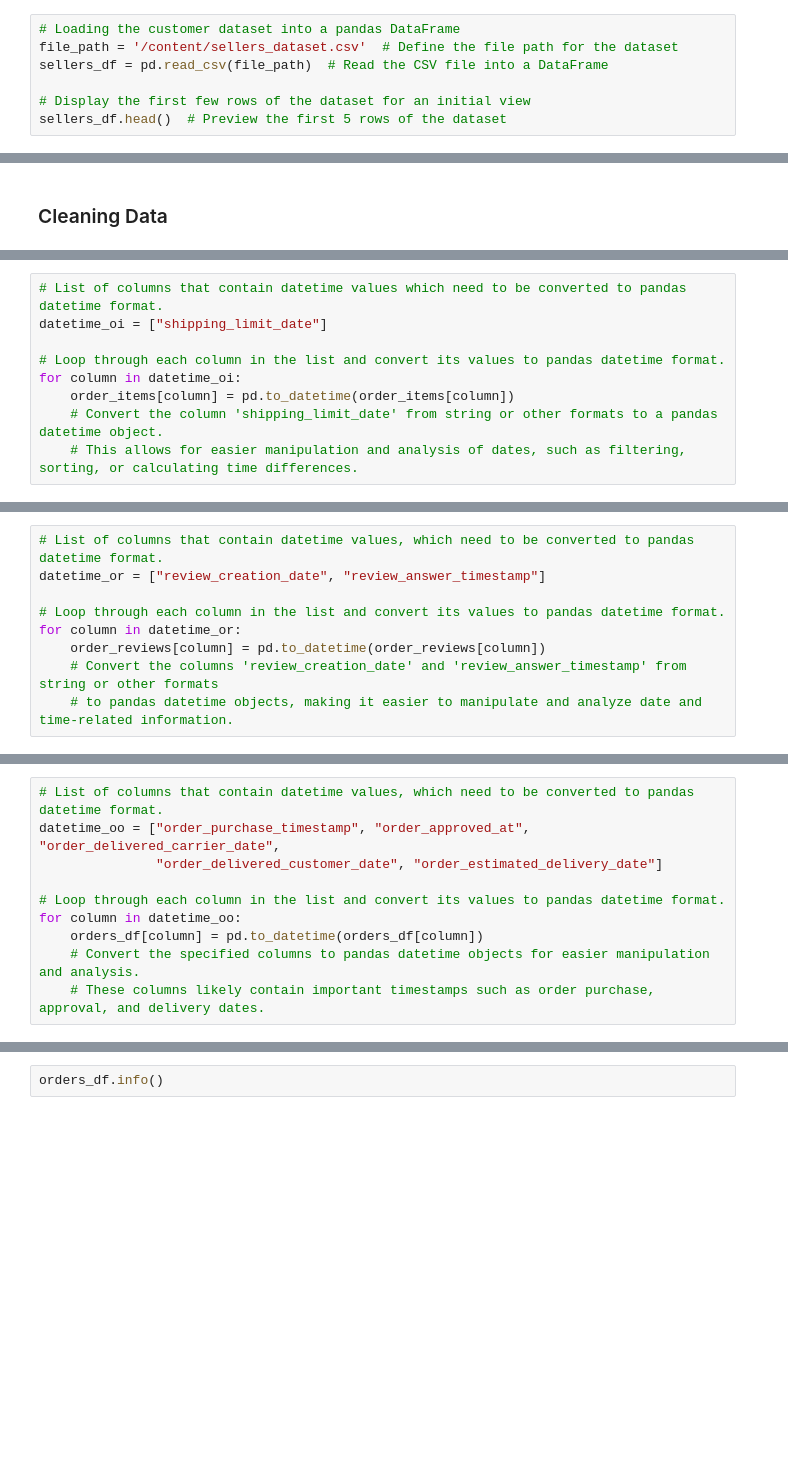
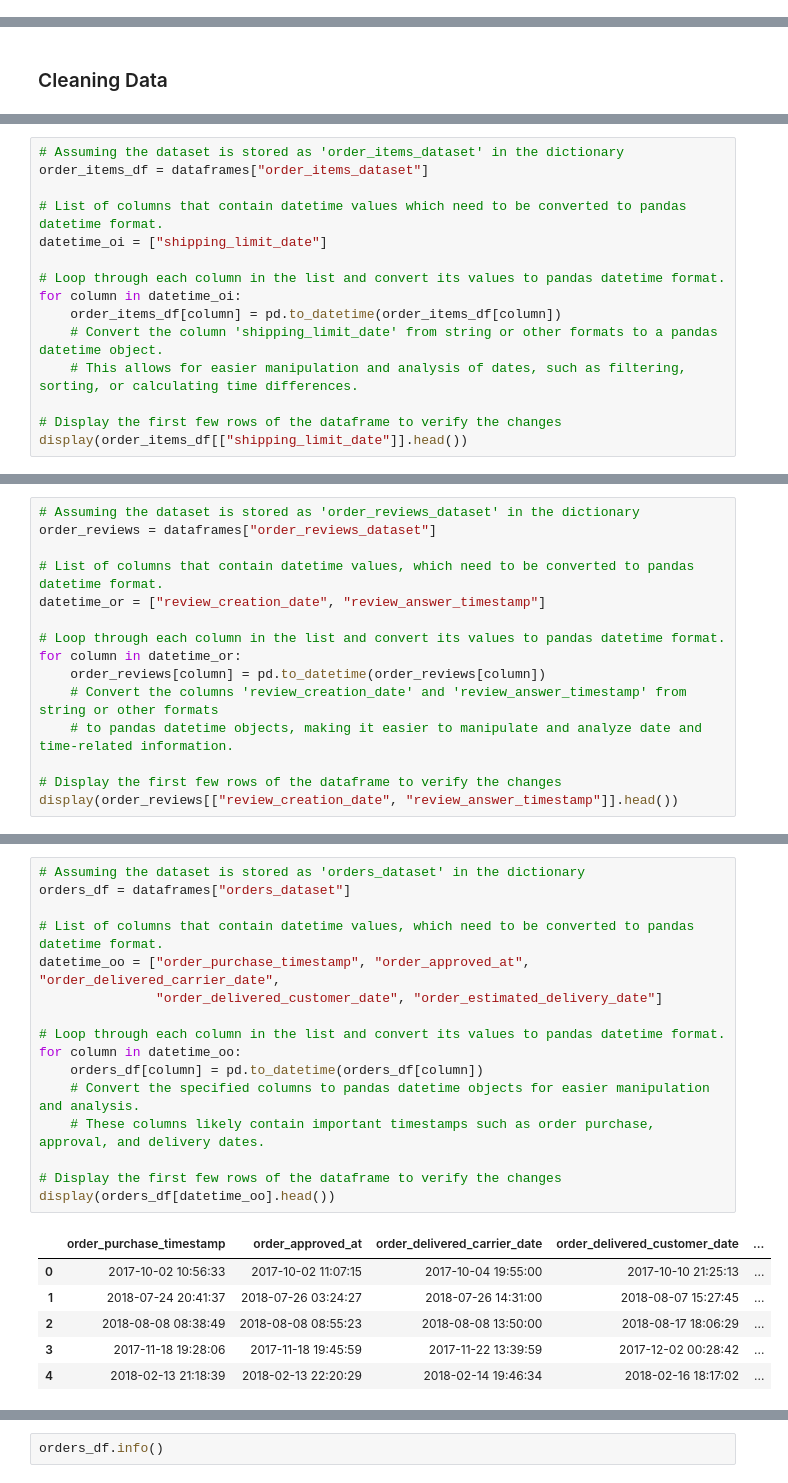
Before and after one commit to AdySU22/Submission_DicodingxBangkit_Data_Analytics, a Jupyter notebook: Proyek_Analisis_Data_Dicoding_x_Bangkit.ipynb, the cells around one changed output, grey strips where cells are left out. Cells and saved outputs as stored; diff of their text form; blank space fills up the shorter version.

```diff
--- a/Proyek_Analisis_Data_Dicoding_x_Bangkit.ipynb
+++ b/Proyek_Analisis_Data_Dicoding_x_Bangkit.ipynb
@@ -143,7 +40,0 @@ products_df.head()  # Preview the first 5 rows of the dataset
-# %%
-# Loading the customer dataset into a pandas DataFrame
-file_path = '/content/sellers_dataset.csv'  # Define the file path for the dataset
-sellers_df = pd.read_csv(file_path)  # Read the CSV file into a DataFrame
-
-# Display the first few rows of the dataset for an initial view
-sellers_df.head()  # Preview the first 5 rows of the dataset
@@ -447,11 +422,17 @@ orders_df[orders_df.order_approved_at.isna()]
 | 99347 | a89abace0dcc01eeb267a9660b5ac126 | 2f0524a7b1b3845a1a57fcf3910c4333 | canceled | 2018-09-06 18:45:47 | NaN | NaN | ... |
 160 rows × 8 columns
 # %%
+# Assuming the dataset is stored as 'order_items_dataset' in the dictionary
+order_items_df = dataframes["order_items_dataset"]
+
 # List of columns that contain datetime values which need to be converted to pandas datetime format.
 datetime_oi = ["shipping_limit_date"]
 
 # Loop through each column in the list and convert its values to pandas datetime format.
 for column in datetime_oi:
-    order_items[column] = pd.to_datetime(order_items[column])
+    order_items_df[column] = pd.to_datetime(order_items_df[column])
     # Convert the column 'shipping_limit_date' from string or other formats to a pandas datetime object.
     # This allows for easier manipulation and analysis of dates, such as filtering, sorting, or calculating time differences.
+
+# Display the first few rows of the dataframe to verify the changes
+display(order_items_df[["shipping_limit_date"]].head())
@@ -458,4 +446,7 @@ for column in datetime_oi:
 # %%
+# Assuming the dataset is stored as 'order_reviews_dataset' in the dictionary
+order_reviews = dataframes["order_reviews_dataset"]
+
 # List of columns that contain datetime values, which need to be converted to pandas datetime format.
 datetime_or = ["review_creation_date", "review_answer_timestamp"]
 
@@ -464,3 +455,6 @@ for column in datetime_or:
     order_reviews[column] = pd.to_datetime(order_reviews[column])
     # Convert the columns 'review_creation_date' and 'review_answer_timestamp' from string or other formats
     # to pandas datetime objects, making it easier to manipulate and analyze date and time-related information.
+
+# Display the first few rows of the dataframe to verify the changes
+display(order_reviews[["review_creation_date", "review_answer_timestamp"]].head())
@@ -467,11 +468,24 @@ for column in datetime_or:
 # %%
+# Assuming the dataset is stored as 'orders_dataset' in the dictionary
+orders_df = dataframes["orders_dataset"]
+
 # List of columns that contain datetime values, which need to be converted to pandas datetime format.
 datetime_oo = ["order_purchase_timestamp", "order_approved_at", "order_delivered_carrier_date",
                "order_delivered_customer_date", "order_estimated_delivery_date"]
 
 # Loop through each column in the list and convert its values to pandas datetime format.
 for column in datetime_oo:
     orders_df[column] = pd.to_datetime(orders_df[column])
     # Convert the specified columns to pandas datetime objects for easier manipulation and analysis.
     # These columns likely contain important timestamps such as order purchase, approval, and delivery dates.
+
+# Display the first few rows of the dataframe to verify the changes
+display(orders_df[datetime_oo].head())
+# %% [output]
+|  | order_purchase_timestamp | order_approved_at | order_delivered_carrier_date | order_delivered_customer_date | ... |
+| 0 | 2017-10-02 10:56:33 | 2017-10-02 11:07:15 | 2017-10-04 19:55:00 | 2017-10-10 21:25:13 | ... |
+| 1 | 2018-07-24 20:41:37 | 2018-07-26 03:24:27 | 2018-07-26 14:31:00 | 2018-08-07 15:27:45 | ... |
+| 2 | 2018-08-08 08:38:49 | 2018-08-08 08:55:23 | 2018-08-08 13:50:00 | 2018-08-17 18:06:29 | ... |
+| 3 | 2017-11-18 19:28:06 | 2017-11-18 19:45:59 | 2017-11-22 13:39:59 | 2017-12-02 00:28:42 | ... |
+| 4 | 2018-02-13 21:18:39 | 2018-02-13 22:20:29 | 2018-02-14 19:46:34 | 2018-02-16 18:17:02 | ... |
 # %%
```
Also changed, not shown: parts of 67 cells of this notebook, 3 other files.
